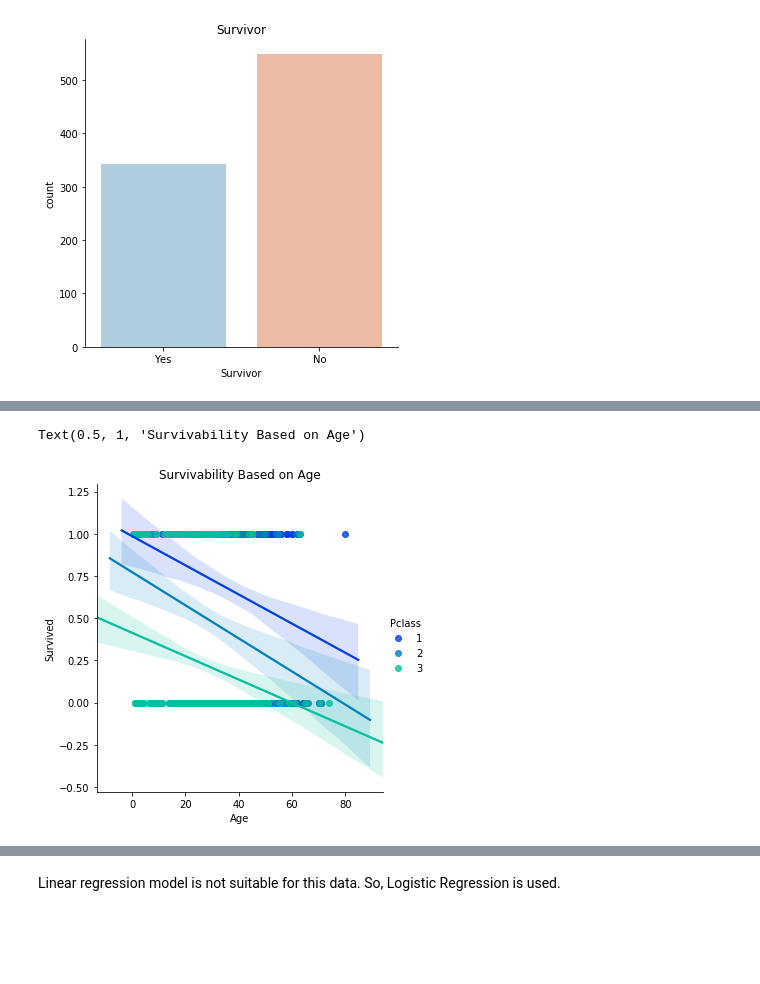
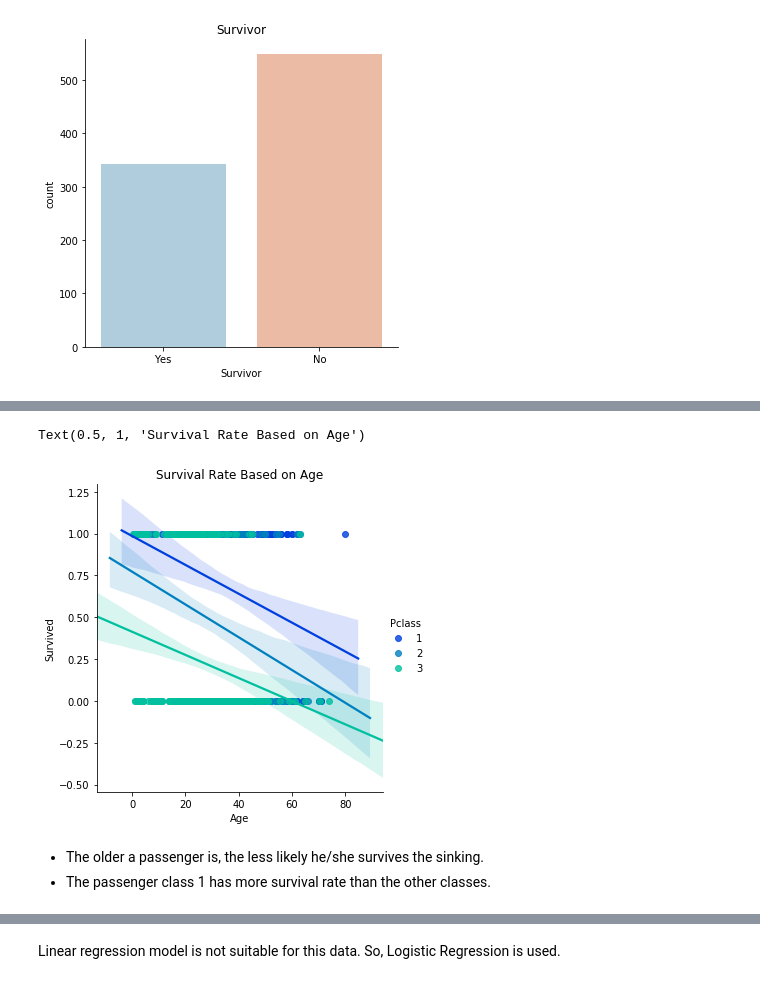
Before and after one commit to fawiyogo001/Data-Science-Portfolio-Python, a Jupyter notebook: Titanic Survival Analysis/Titanic Survival Analysis.ipynb, the cells around one changed output, grey strips where cells are left out. Cells and saved outputs as stored; diff of their text form; code cells hidden in the pictures; blank space fills up the shorter version.

```diff
--- a/Titanic Survival Analysis/Titanic Survival Analysis.ipynb
+++ b/Titanic Survival Analysis/Titanic Survival Analysis.ipynb
@@ -397,16 +404,19 @@ Text(0.5, 1, 'Survivability Based on Passenger Class and Person Category')
 # %%
 # finding out if age affects survivability
 sns.lmplot(
     x = 'Age',
     y = 'Survived',
     data = titanic,
     hue = 'Pclass',
     palette= 'winter'
 )
-plt.title("Survivability Based on Age")
+plt.title("Survival Rate Based on Age")
 # %% [output]
-Text(0.5, 1, 'Survivability Based on Age')
+Text(0.5, 1, 'Survival Rate Based on Age')
-[figure, old version]
+[figure, new version]
+# %% [markdown]
+- The older a passenger is, the less likely he/she survives the sinking.
+- The passenger class 1 has more survival rate than the other classes.
 # %%
 # differentiating gap in x based on generations
 generations = [10, 20, 40, 60, 80]
```
Also changed, not shown: parts of 39 cells of this notebook.
